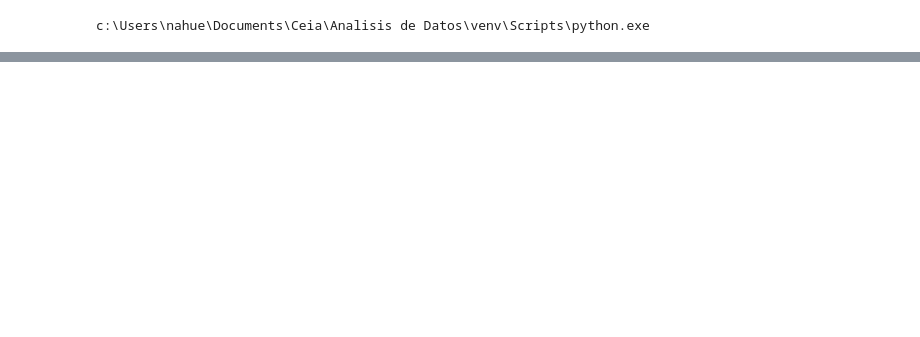
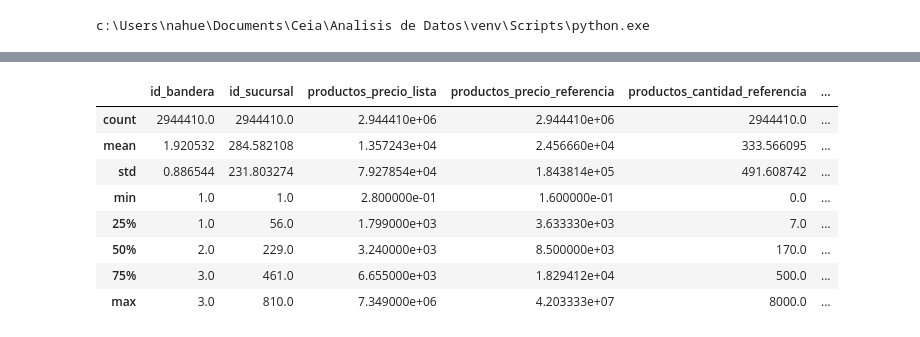
Before and after one commit to Nahuel-Otonelo/Analisis_de_datos, a Jupyter notebook: TP1_Analisis_de_datos.ipynb, the cells around one changed output, grey strips where cells are left out. Drawn from its saved outputs; the diff is of its cells as text; code cells hidden in the pictures; blank space fills up the shorter version.

Commit message:
analisis de features, eliminacion de las innecesarias, y transformacion de variables para mejorar eficiencia

```diff
--- a/TP1_Analisis_de_datos.ipynb
+++ b/TP1_Analisis_de_datos.ipynb
@@ -98,0 +53,28 @@ producto.sample(25)
+# %%
+
+
+producto
+# Lista de las columnas de las que quieres ver los valores únicos
+columnas_a_revisar = [
+    'productos_ean',
+    'id_bandera',
+    'id_comercio',
+    'id_sucursal',
+    'productos_cantidad_presentacion',
+    'productos_cantidad_referencia',
+    'productos_leyenda_promo1',
+    'productos_precio_unitario_promo1',
+    'productos_leyenda_promo2',
+    'productos_precio_unitario_promo2'
+]
+
+# Iterar sobre la lista de columnas e imprimir los valores únicos de cada una
+print("--- Valores Únicos por Columna ---")
+for col in columnas_a_revisar:
+    # Comprobamos si la columna existe en el DataFrame para evitar errores
+    if col in producto.columns:
+        valores_unicos = producto[col].unique()
+        print(f"\nColumna: '{col}'")
+        print(valores_unicos)
+    else:
+        print(f"\nAdvertencia: La columna '{col}' no se encontró en el DataFrame.")
@@ -98,0 +122,7 @@ producto.sample(25)
+# %%
+producto.drop(columns=[
+    'id_comercio',
+    'productos_cantidad_presentacion',
+    'productos_leyenda_promo2',
+    'productos_precio_unitario_promo2'
+], inplace=True)
@@ -112,5 +191,0 @@ array(['1', '3', '2', nan], dtype=object)
-# %%
-producto = pd.read_pickle('producto.pkl')
-comercio = pd.read_pickle('comercio.pkl')
-sucursal = pd.read_pickle('sucursal.pkl')
-dato = pd.read_pickle('dato.pkl')
@@ -187,0 +192,12 @@ freq    21790        29849          15217  24720
+# %%
+producto.describe()
+# %% [output]
+|  | id_bandera | id_sucursal | productos_precio_lista | productos_precio_referencia | productos_cantidad_referencia | ... |
+| count | 2944410.0 | 2944410.0 | 2.944410e+06 | 2.944410e+06 | 2944410.0 | ... |
+| mean | 1.920532 | 284.582108 | 1.357243e+04 | 2.456660e+04 | 333.566095 | ... |
+| std | 0.886544 | 231.803274 | 7.927854e+04 | 1.843814e+05 | 491.608742 | ... |
+| min | 1.0 | 1.0 | 2.800000e-01 | 1.600000e-01 | 0.0 | ... |
+| 25% | 1.0 | 56.0 | 1.799000e+03 | 3.633330e+03 | 7.0 | ... |
+| 50% | 2.0 | 229.0 | 3.240000e+03 | 8.500000e+03 | 170.0 | ... |
+| 75% | 3.0 | 461.0 | 6.655000e+03 | 1.829412e+04 | 500.0 | ... |
+| max | 3.0 | 810.0 | 7.349000e+06 | 4.203333e+07 | 8000.0 | ... |
```
Also changed, not shown: parts of 16 cells of this notebook.
